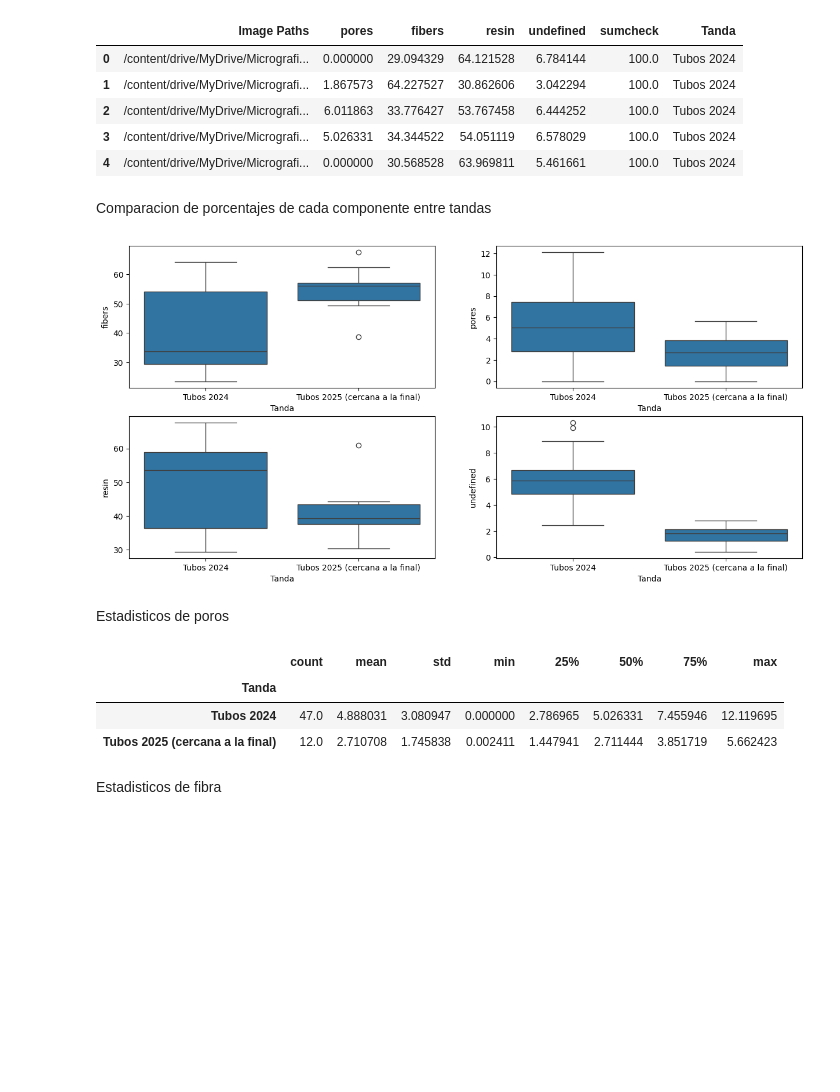
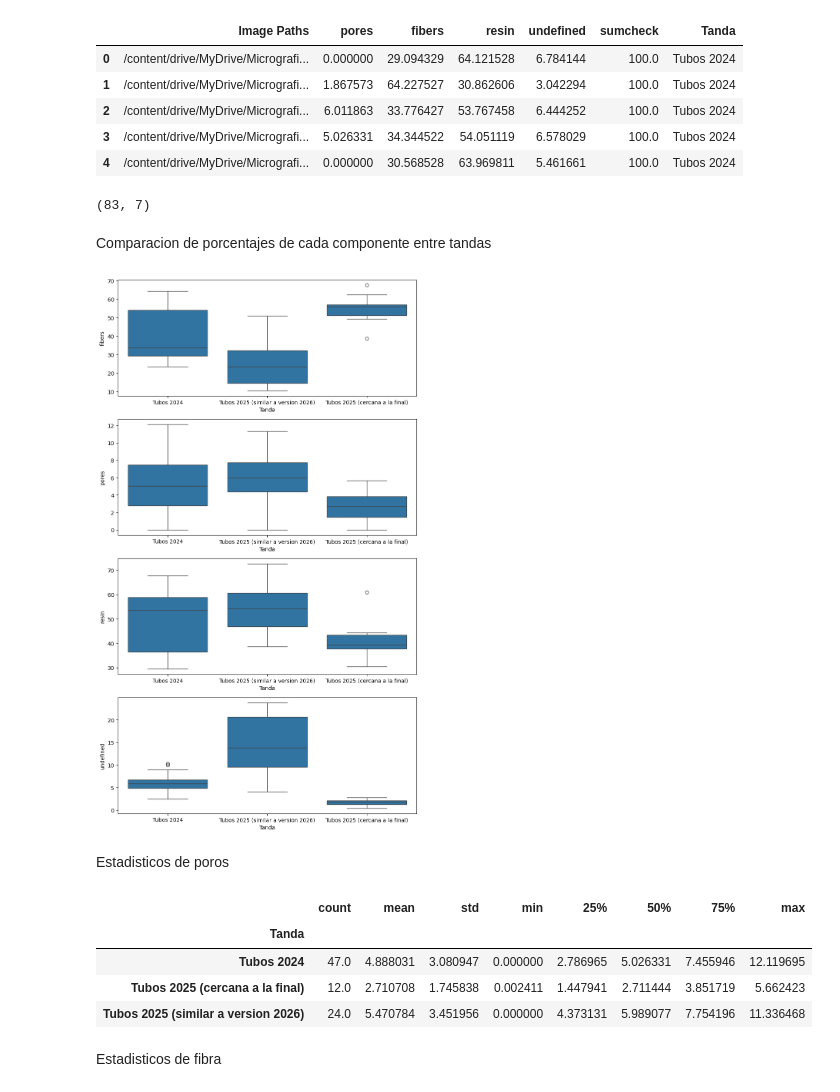
Before and after one commit to ichiP245/micrography-imgpro, a Jupyter notebook: ArchivosEntrega01/AnalisisEntrega01.ipynb, the cells around one changed output. Drawn from its saved outputs; the diff is of its cells as text; code cells hidden in the pictures; blank space fills up the shorter version.

Commit message:
Termiandos los boxplots

```diff
--- a/ArchivosEntrega01/AnalisisEntrega01.ipynb
+++ b/ArchivosEntrega01/AnalisisEntrega01.ipynb
@@ -25,4 +25,5 @@ import matplotlib.pyplot as plt
 import seaborn as sns
 # %%
 df0 = pd.read_csv('/content/micrography-imgpro/ArchivosEntrega01/df_results24.csv', index_col=0)
+df1 = pd.read_csv('/content/micrography-imgpro/ArchivosEntrega01/df_results25simil26.csv', index_col=0)
 df2 = pd.read_csv('/content/micrography-imgpro/ArchivosEntrega01/df_results25cercano.csv', index_col=0)
@@ -38,5 +38,5 @@ df0.columns, df2.columns
 # %%
-df = pd.concat([df0, df2])
+df = pd.concat([df0, df1, df2])
 df.head()
 # %% [output]
 |  | Image Paths | pores | fibers | resin | undefined | sumcheck | Tanda |
@@ -45,17 +45,21 @@ df.head()
 | 2 | /content/drive/MyDrive/Micrografi... | 6.011863 | 33.776427 | 53.767458 | 6.444252 | 100.0 | Tubos 2024 |
 | 3 | /content/drive/MyDrive/Micrografi... | 5.026331 | 34.344522 | 54.051119 | 6.578029 | 100.0 | Tubos 2024 |
 | 4 | /content/drive/MyDrive/Micrografi... | 0.000000 | 30.568528 | 63.969811 | 5.461661 | 100.0 | Tubos 2024 |
+# %%
+df.shape
+# %% [output]
+(83, 7)
 # %% [markdown]
 Comparacion de porcentajes de cada componente entre tandas
 # %%
-fig,ax = plt.subplots(2,2, figsize=(15,7))
-sns.boxplot(x='Tanda', y='fibers', data=df, ax=ax[0,0])
-sns.boxplot(x='Tanda', y='pores', data=df, ax=ax[0,1])
-sns.boxplot(x='Tanda', y='resin', data=df, ax=ax[1,0])
-sns.boxplot(x='Tanda', y='undefined', data=df, ax=ax[1,1])
+fig,ax = plt.subplots(4,1, figsize=(10,18))
+sns.boxplot(x='Tanda', y='fibers', data=df, ax=ax[0])
+sns.boxplot(x='Tanda', y='pores', data=df, ax=ax[1])
+sns.boxplot(x='Tanda', y='resin', data=df, ax=ax[2])
+sns.boxplot(x='Tanda', y='undefined', data=df, ax=ax[3])
 plt.show()
 # %% [output]
-[figure, old version]
+[figure, new version]
 # %% [markdown]
 Estadisticos de poros
 # %%
@@ -65,6 +69,7 @@ df.groupby('Tanda')['pores'].describe()
 | Tanda |  |  |  |  |  |  |  |  |
 | Tubos 2024 | 47.0 | 4.888031 | 3.080947 | 0.000000 | 2.786965 | 5.026331 | 7.455946 | 12.119695 |
 | Tubos 2025 (cercana a la final) | 12.0 | 2.710708 | 1.745838 | 0.002411 | 1.447941 | 2.711444 | 3.851719 | 5.662423 |
+| Tubos 2025 (similar a version 2026) | 24.0 | 5.470784 | 3.451956 | 0.000000 | 4.373131 | 5.989077 | 7.754196 | 11.336468 |
 # %% [markdown]
 Estadisticos de fibra
 # %%
```
Also changed, not shown: parts of 6 cells of this notebook.
